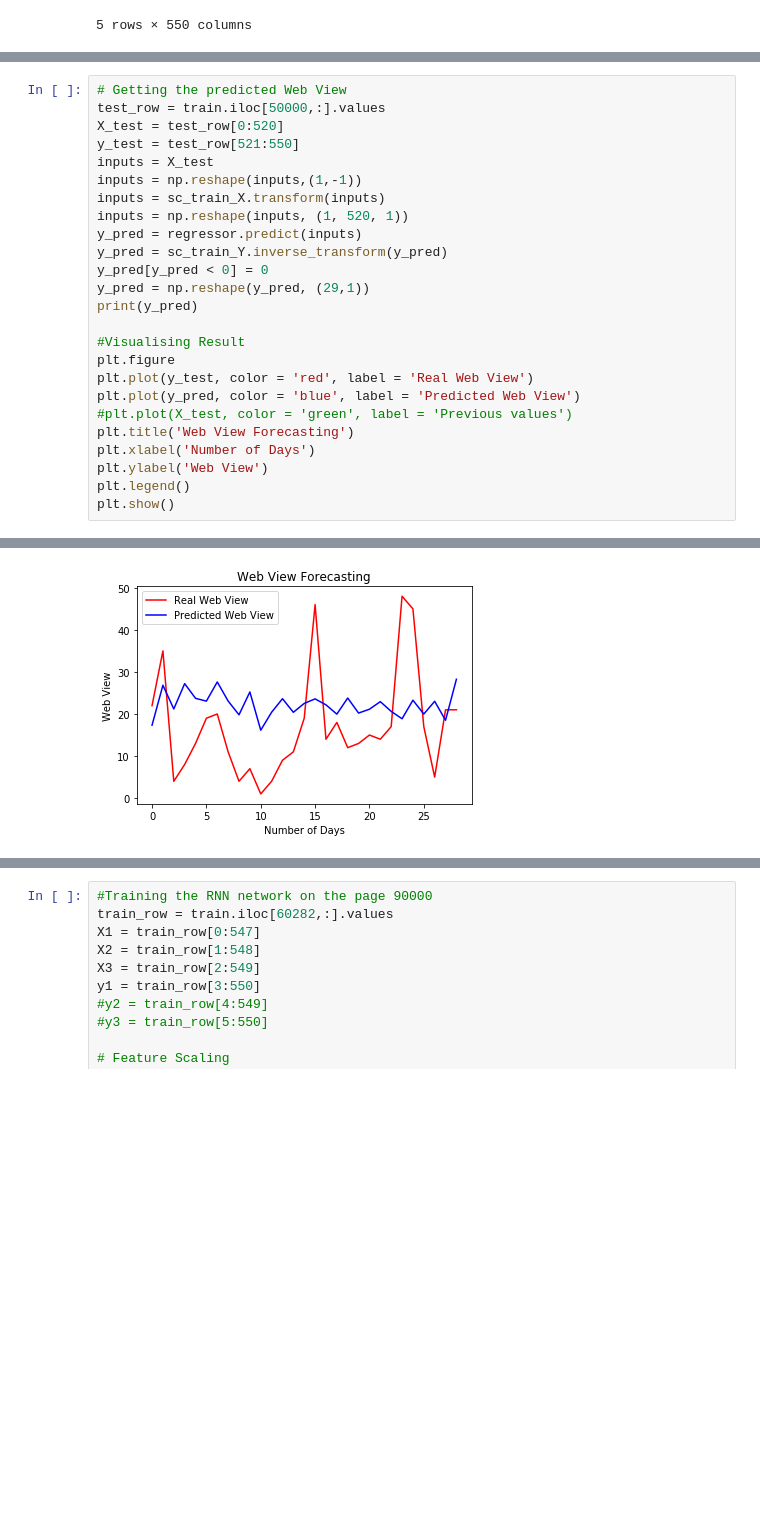
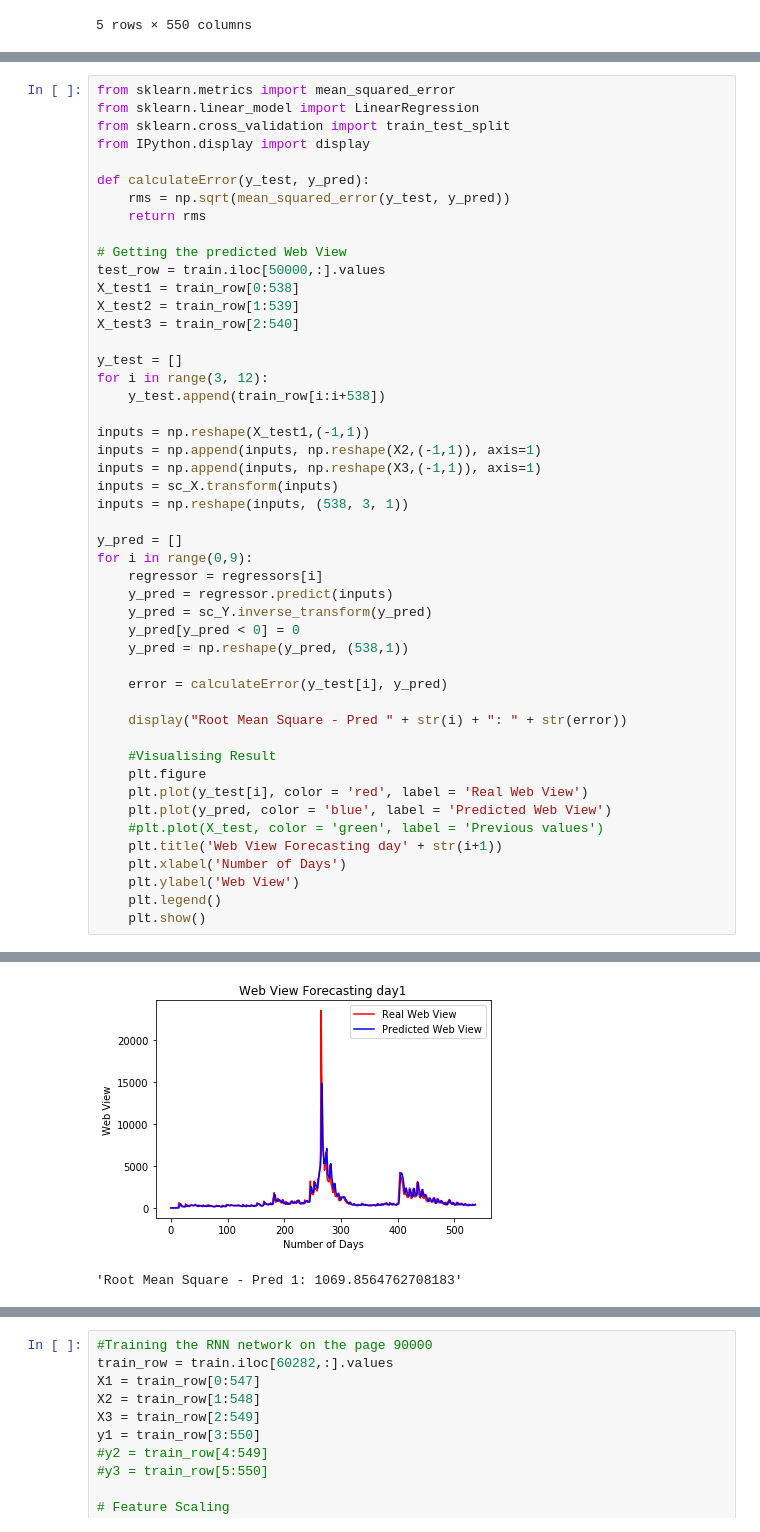
Before and after one commit to marcosscarpim/INF_0619_Final, a Jupyter notebook: solution_RNN.ipynb, the cells around one changed output, grey strips where cells are left out. Drawn from its saved outputs; the diff is of its cells as text; blank space fills up the shorter version.

```diff
--- a/solution_RNN.ipynb
+++ b/solution_RNN.ipynb
@@ -73,26 +92,49 @@ Epoch 3/3
 # %%
+from sklearn.metrics import mean_squared_error
+from sklearn.linear_model import LinearRegression
+from sklearn.cross_validation import train_test_split
+from IPython.display import display
+
+def calculateError(y_test, y_pred):
+    rms = np.sqrt(mean_squared_error(y_test, y_pred))
+    return rms
+
 # Getting the predicted Web View
 test_row = train.iloc[50000,:].values
-X_test = test_row[0:520]
-y_test = test_row[521:550]
-inputs = X_test
-inputs = np.reshape(inputs,(1,-1))
-inputs = sc_train_X.transform(inputs)
-inputs = np.reshape(inputs, (1, 520, 1))
-y_pred = regressor.predict(inputs)
-y_pred = sc_train_Y.inverse_transform(y_pred)
-y_pred[y_pred < 0] = 0
-y_pred = np.reshape(y_pred, (29,1))
-print(y_pred)
+X_test1 = train_row[0:538]
+X_test2 = train_row[1:539]
+X_test3 = train_row[2:540]
 
-#Visualising Result
-plt.figure
-plt.plot(y_test, color = 'red', label = 'Real Web View')
-plt.plot(y_pred, color = 'blue', label = 'Predicted Web View')
-#plt.plot(X_test, color = 'green', label = 'Previous values')
-plt.title('Web View Forecasting')
-plt.xlabel('Number of Days')
-plt.ylabel('Web View')
-plt.legend()
-plt.show()
+y_test = []
+for i in range(3, 12):
+    y_test.append(train_row[i:i+538])
+
+inputs = np.reshape(X_test1,(-1,1))
+inputs = np.append(inputs, np.reshape(X2,(-1,1)), axis=1)
+inputs = np.append(inputs, np.reshape(X3,(-1,1)), axis=1)
+inputs = sc_X.transform(inputs)
+inputs = np.reshape(inputs, (538, 3, 1))
+
+y_pred = []
+for i in range(0,9):
+    regressor = regressors[i]
+    y_pred = regressor.predict(inputs)
+    y_pred = sc_Y.inverse_transform(y_pred)
+    y_pred[y_pred < 0] = 0
+    y_pred = np.reshape(y_pred, (538,1))
+
+    error = calculateError(y_test[i], y_pred)
+
+    display("Root Mean Square - Pred " + str(i) + ": " + str(error))
+
+    #Visualising Result
+    plt.figure
+    plt.plot(y_test[i], color = 'red', label = 'Real Web View')
+    plt.plot(y_pred, color = 'blue', label = 'Predicted Web View')
+    #plt.plot(X_test, color = 'green', label = 'Previous values')
+    plt.title('Web View Forecasting day' + str(i+1))
+    plt.xlabel('Number of Days')
+    plt.ylabel('Web View')
+    plt.legend()
+    plt.show()
 # %% [output]
@@ -116 +142,2 @@ plt.show()
-[figure, old version]
+[figure, new version]
+'Root Mean Square - Pred 1: 1069.8564762708183'
```
Also changed, not shown: parts of 2 cells of this notebook.
